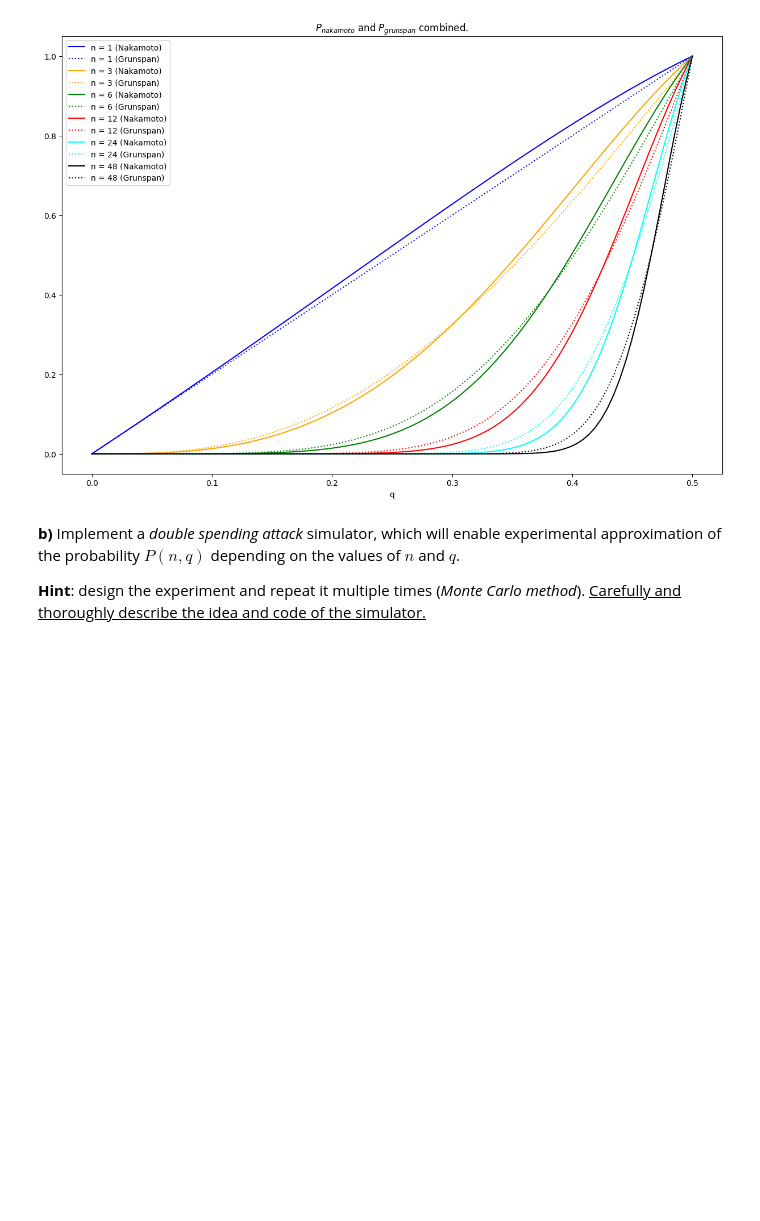
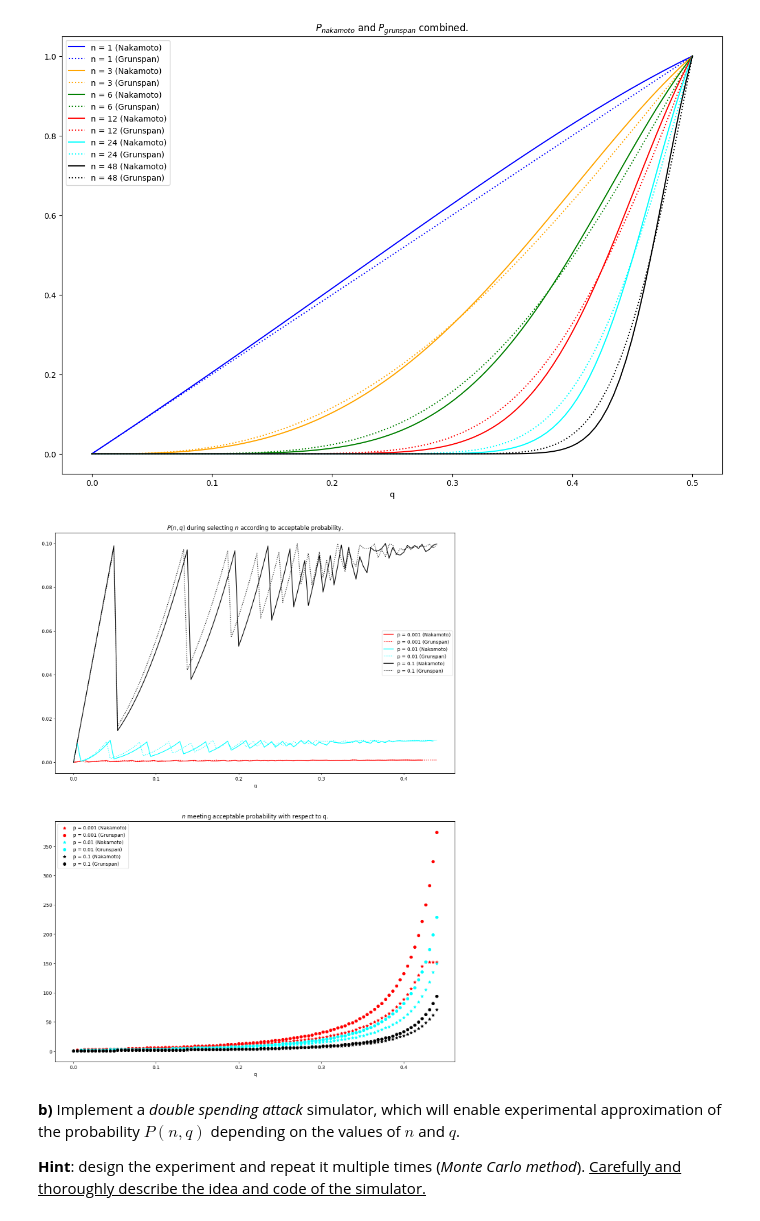
Before and after one commit to GabrielWechta/white_rose, a Jupyter notebook: distributed_algorithms/Labs/list_4/list_4.ipynb, the cells around one changed output. Cells and saved outputs as stored; diff of their text form; code cells hidden in the pictures; blank space fills up the shorter version.

Commit message:
Finish subtask a, really nice plots

```diff
--- a/distributed_algorithms/Labs/list_4/list_4.ipynb
+++ b/distributed_algorithms/Labs/list_4/list_4.ipynb
@@ -82,9 +85,10 @@ $$ P_{grunspan}(n) = 1 - \sum^{n-1}_{k=0} (p^n q^k - q^n p^k) \binom{k + n - 1}{
 def P_nakamoto(n: int, q: float):
     p = 1 - q
     lambda_ = n * q / p
-    return 1 - np.sum([np.exp(-lambda_) * lambda_ ** k / factorial(k) * (1 - (q / p) ** (n - k)) for k in range(n)])
+    return 1 - np.sum([np.exp(-lambda_) * lambda_ ** k / gamma(k + 1) * (1 - (q / p) ** (n - k)) for k in range(n)])
+
 
 def P_grunspan(n: int, q: float):
     p = 1 - q
-    return 1 - np.sum([(p ** n * q ** k - q ** n * p ** k) * comb(k + n - 1, k) for k in range(n)])
+    return 1 - np.sum([(p ** n * q ** k - q ** n * p ** k) * float(comb(k + n - 1, k)) for k in range(n)])
 # %%
@@ -126,5 +134,46 @@ subtask_a_combined()
 # %% [output]
 [figure]
+# %%
+def subtask_a_2():
+    colors = ['red', 'cyan', 'black']
+    fig, axs = plt.subplots(2, 1, figsize=(15, 20))
+
+    q_linspace = np.linspace(0, 0.44, 100)  # problem with overflow for q > 0.44
+    for i, acceptable_probability in enumerate([0.001, 0.01, 0.1]):
+        p_nak_linspace, p_grun_linspace = [], []
+        n_nak_linspace, n_grun_linspace = [], []
+        n_nak, n_grun = 1, 1
+        for q in q_linspace:
+            while P_nakamoto(n_nak, q) > acceptable_probability:
+                n_nak += 1
+            p_nak_linspace.append(P_nakamoto(n_nak, q))
+            n_nak_linspace.append(n_nak)
+
+            while P_grunspan(n_grun, q) > acceptable_probability:
+                n_grun += 1
+            p_grun_linspace.append(P_grunspan(n_grun, q))
+            n_grun_linspace.append(n_grun)
+
+        axs[0].plot(q_linspace, p_nak_linspace, label=f'p = {acceptable_probability} (Nakamoto)', color=colors[i],
+                    linestyle='solid')
+        axs[0].plot(q_linspace, p_grun_linspace, label=f'p = {acceptable_probability} (Grunspan)', color=colors[i],
+                    linestyle='dotted')
+
+        axs[1].scatter(q_linspace, n_nak_linspace, label=f'p = {acceptable_probability} (Nakamoto)', color=colors[i], marker="*")
+        axs[1].scatter(q_linspace, n_grun_linspace, label=f'p = {acceptable_probability} (Grunspan)', color=colors[i], marker='8')
+
+    axs[0].set_title(r'$P(n, q)$ during selecting $n$ according to acceptable probability.')
+    axs[1].set_title(r'$n$ meeting acceptable probability with respect to q.')
+
+    for ax in axs:
+        ax.legend()
+        ax.set_xlabel('q')
+    plt.show()
+
+
+subtask_a_2()
+# %% [output]
+[figure, added]
 # %% [markdown]
 __b)__ Implement a *double spending attack* simulator, which will enable experimental approximation of the probability $P(n, q)$ depending on the values of $n$ and $q$.
 
```
Also changed, not shown: parts of 3 cells of this notebook.
